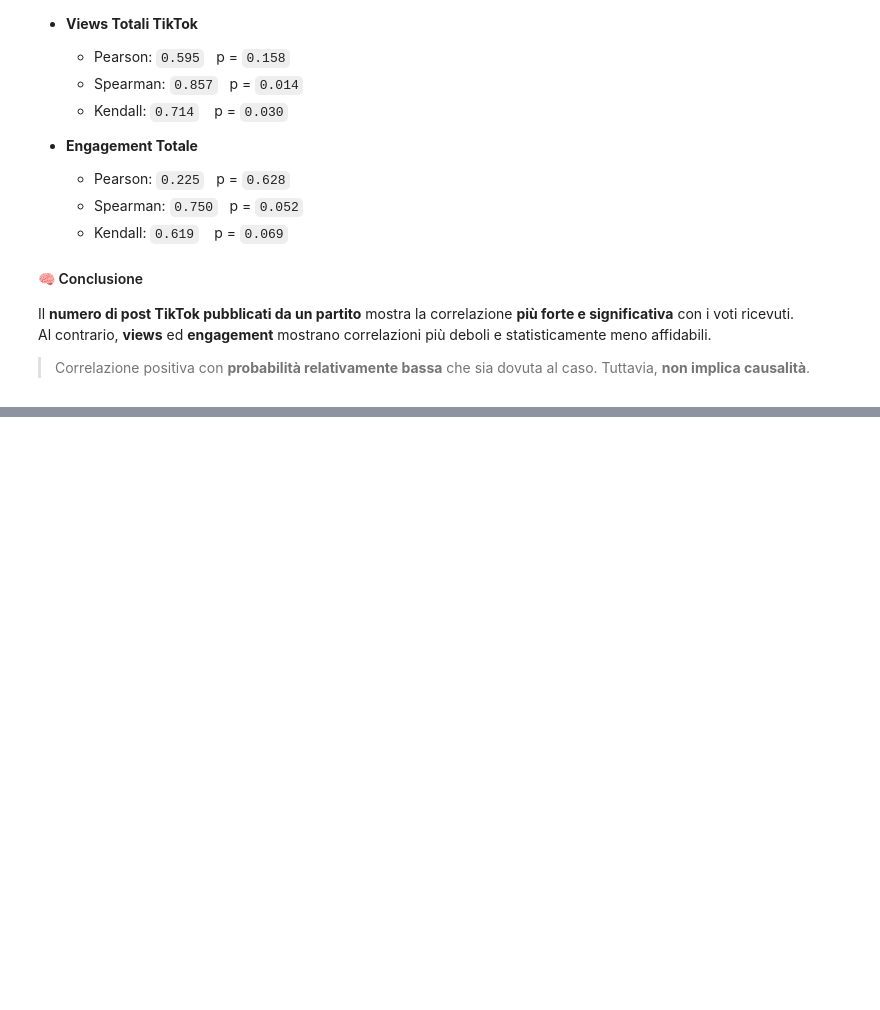
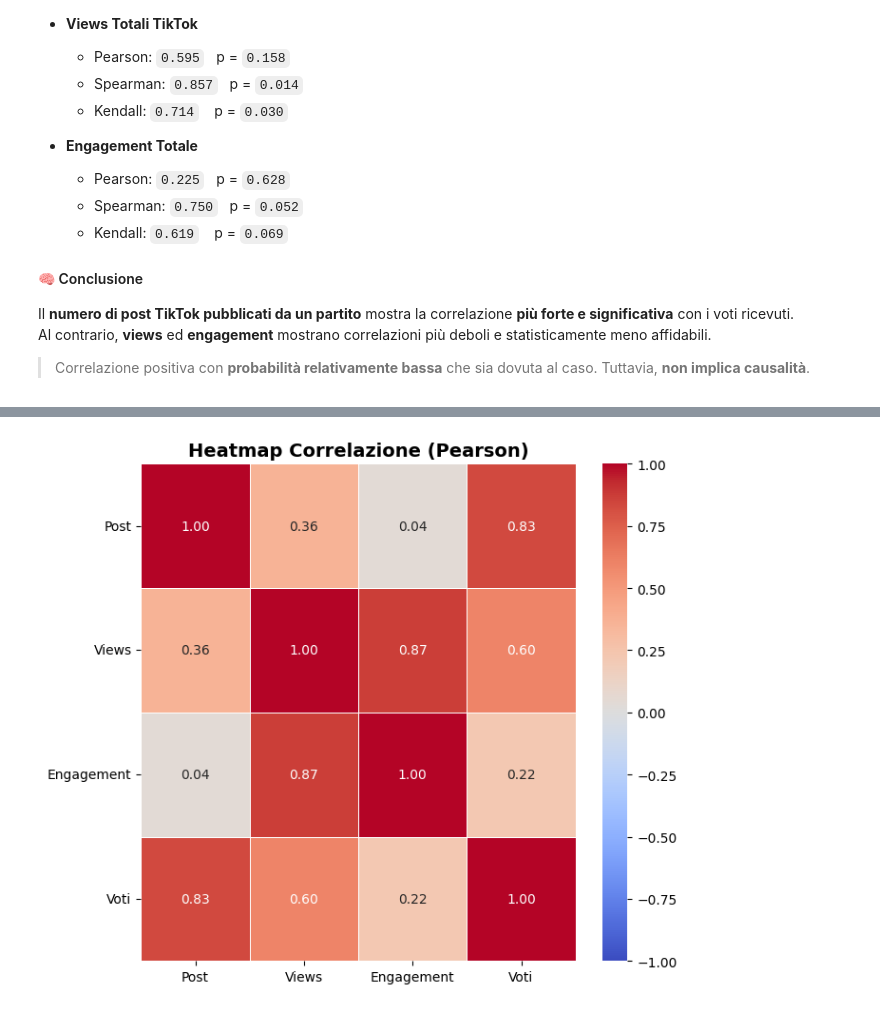
Before and after one commit to lilSultano/analisi-engagement-tiktok-elezioni-2022, a Jupyter notebook: finale.ipynb, the cells around one changed output, grey strips where cells are left out. Cells and saved outputs as stored; diff of their text form; code cells hidden in the pictures; blank space fills up the shorter version.

```diff
--- a/finale.ipynb
+++ b/finale.ipynb
@@ -920,0 +774,25 @@ print(f"   • Raccomandazione: {'Modello affidabile per predizioni' if r2 > 0.6
+# %%
+vars_corr = ['NUMERO_POST_TIKTOK', 'TOTALE_VIEWS_TIKTOK', 'ENGAGEMENT_TOTALE', 'TOTALE_VOTI_LISTA']
+label_map = {
+    'NUMERO_POST_TIKTOK': 'Post',
+    'TOTALE_VIEWS_TIKTOK': 'Views',
+    'ENGAGEMENT_TOTALE': 'Engagement',
+    'TOTALE_VOTI_LISTA': 'Voti'
+}
+
+# Calcolo correlazione
+corr_matrix = merged_data[vars_corr].corr(method='pearson')
+
+# Rinomina indici e colonne
+corr_matrix.rename(columns=label_map, index=label_map, inplace=True)
+
+# Plot elegante
+plt.figure(figsize=(7, 6))
+sns.heatmap(corr_matrix, annot=True, fmt=".2f", cmap='coolwarm', linewidths=0.5, vmin=-1, vmax=1)
+plt.title("Heatmap Correlazione (Pearson)", fontsize=14, fontweight='bold')
+plt.xticks(rotation=0)
+plt.yticks(rotation=0)
+plt.tight_layout()
+plt.show()
+# %% [output]
+[figure, added]
```
Also changed, not shown: parts of 4 cells of this notebook.
